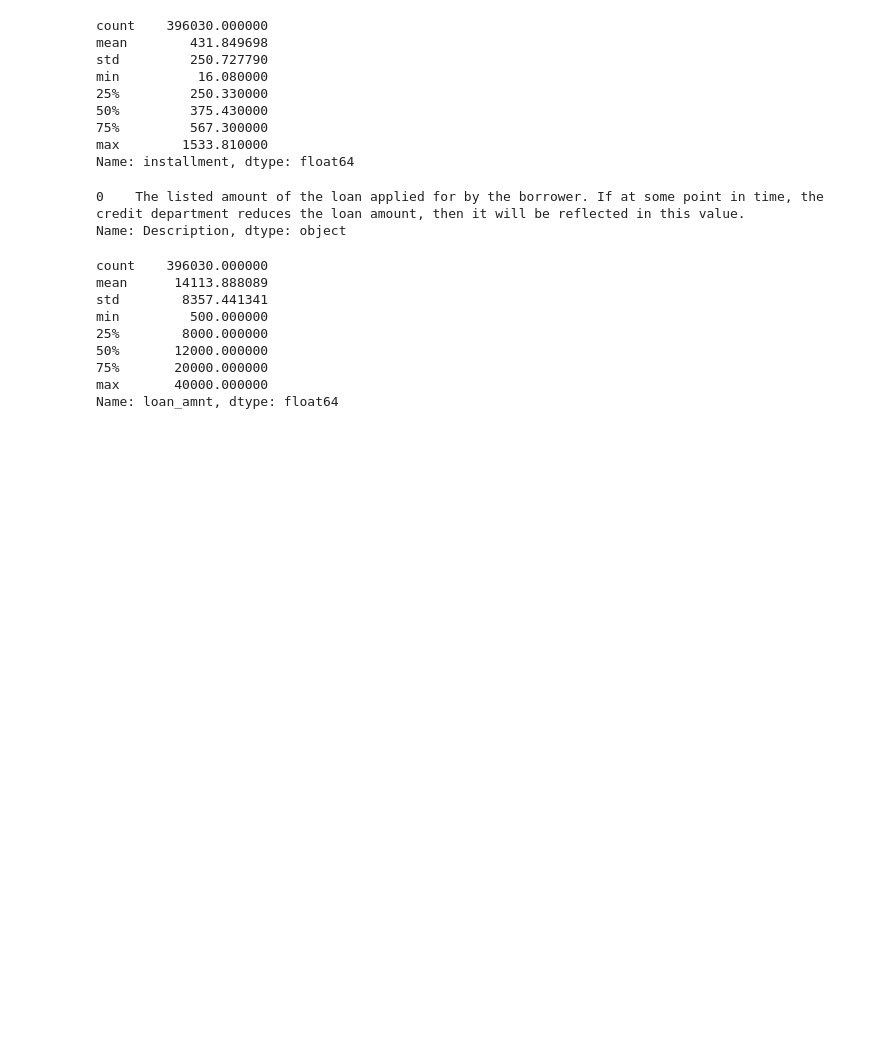
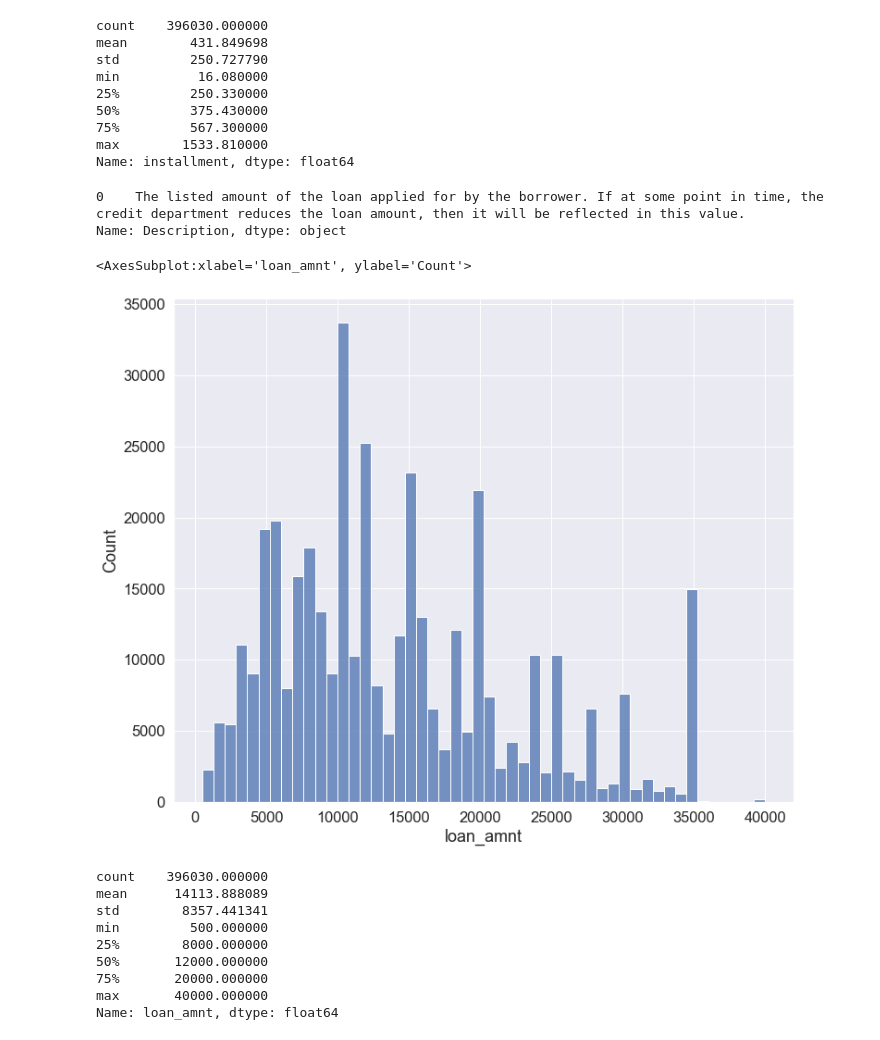
Before and after one commit to Ganesh4693/Lending-Club, a Jupyter notebook: lending.ipynb, the cells around one changed output. Drawn from its saved outputs; the diff is of its cells as text; code cells hidden in the pictures; blank space fills up the shorter version.

```diff
--- a/lending.ipynb
+++ b/lending.ipynb
@@ -171,6 +202,12 @@ info[info.LoanStatNew=='loan_amnt'].Description
 # %% [output]
 0    The listed amount of the loan applied for by the borrower. If at some point in time, the credit department reduces the loan amount, then it will be reflected in this value.
 Name: Description, dtype: object
+# %%
+plt.figure(figsize=(12,10))
+sns.histplot(data1.loan_amnt,bins=50)
+# %% [output]
+<AxesSubplot:xlabel='loan_amnt', ylabel='Count'>
+[figure, added]
 # %%
 data1.loan_amnt.describe()
 # %% [output]
```
Also changed, not shown: parts of 53 cells of this notebook.
